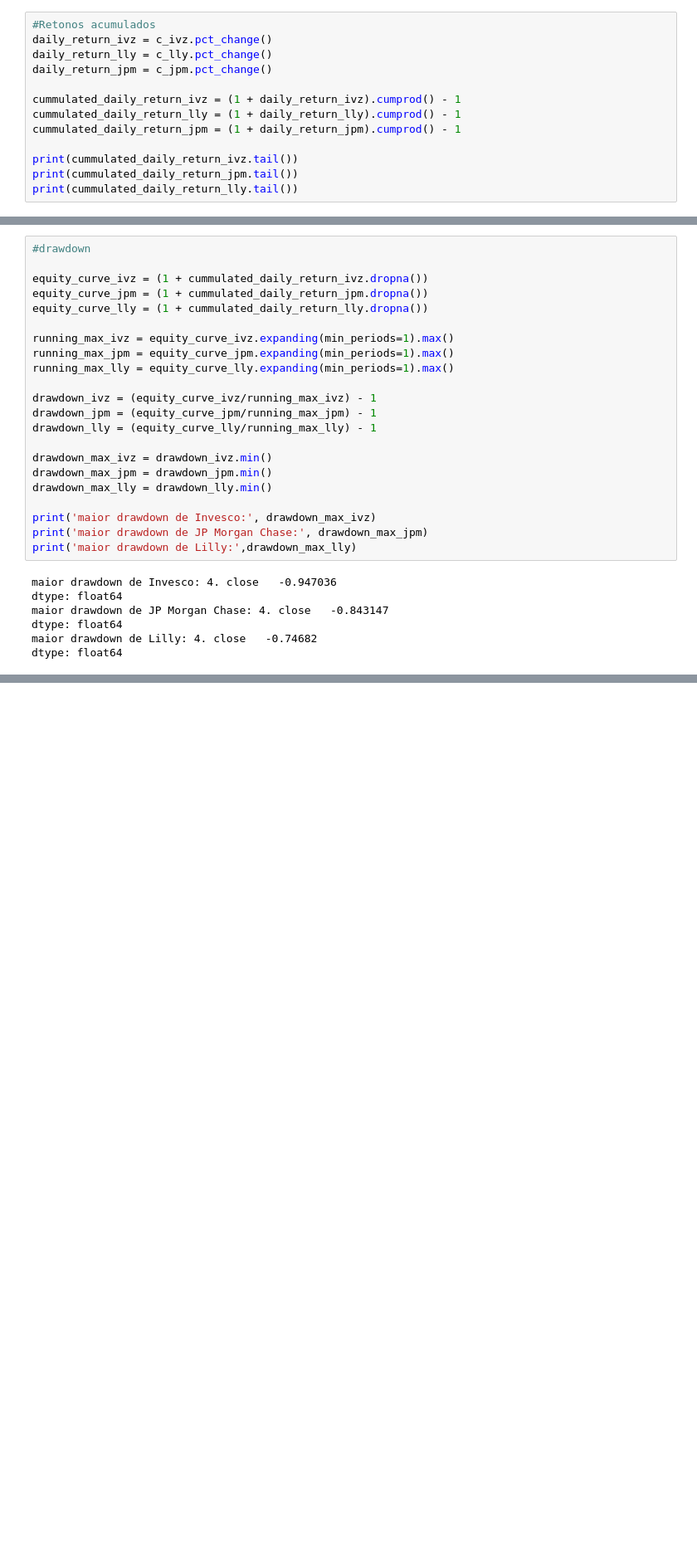
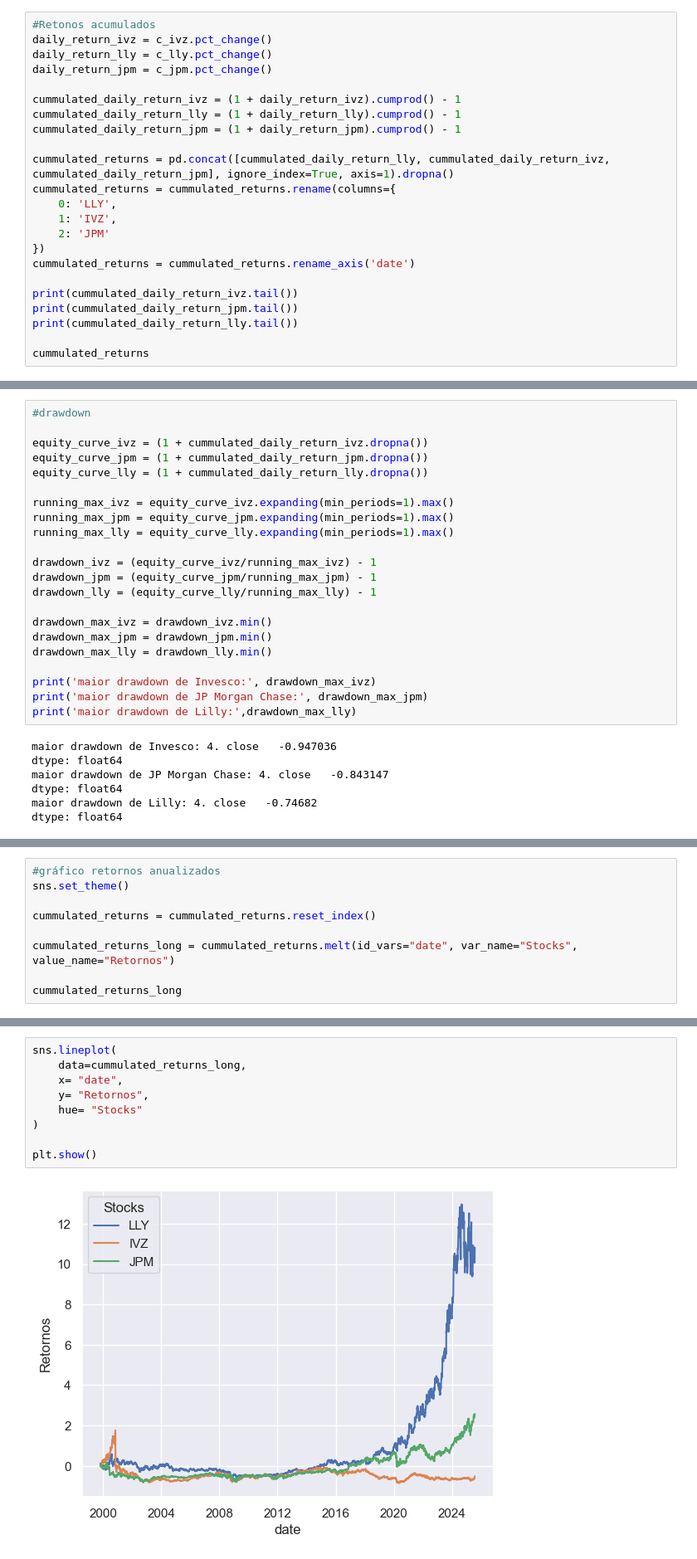
Before and after one commit to BrunoPPivetti/ex04_python_mf, a Jupyter notebook: main.ipynb, the cells around one changed output, grey strips where cells are left out. Shown: that part at 83% size. Saved outputs shown, nothing was run; the diff lists cells and outputs as text; blank space fills up the shorter version.

Commit message:
adição de gráfico de linha com retornos anualizados

```diff
--- a/main.ipynb
+++ b/main.ipynb
@@ -49,9 +51,19 @@ cummulated_daily_return_ivz = (1 + daily_return_ivz).cumprod() - 1
 cummulated_daily_return_lly = (1 + daily_return_lly).cumprod() - 1
 cummulated_daily_return_jpm = (1 + daily_return_jpm).cumprod() - 1
 
+cummulated_returns = pd.concat([cummulated_daily_return_lly, cummulated_daily_return_ivz, cummulated_daily_return_jpm], ignore_index=True, axis=1).dropna()
+cummulated_returns = cummulated_returns.rename(columns={
+    0: 'LLY',
+    1: 'IVZ',
+    2: 'JPM'
+})
+cummulated_returns = cummulated_returns.rename_axis('date')
+
 print(cummulated_daily_return_ivz.tail())
 print(cummulated_daily_return_jpm.tail())
 print(cummulated_daily_return_lly.tail())
+
+cummulated_returns
 # %% [output]
             4. close
 date
@@ -288,0 +326,9 @@ dtype: float64
+# %%
+#gráfico retornos anualizados
+sns.set_theme()
+
+cummulated_returns = cummulated_returns.reset_index()
+
+cummulated_returns_long = cummulated_returns.melt(id_vars="date", var_name="Stocks", value_name="Retornos")
+
+cummulated_returns_long
@@ -288,0 +349,11 @@ dtype: float64
+# %%
+sns.lineplot(
+    data=cummulated_returns_long,
+    x= "date",
+    y= "Retornos",
+    hue= "Stocks"
+)
+
+plt.show()
+# %% [output]
+[figure, added]
```
Also changed, not shown: parts of 10 cells of this notebook.
